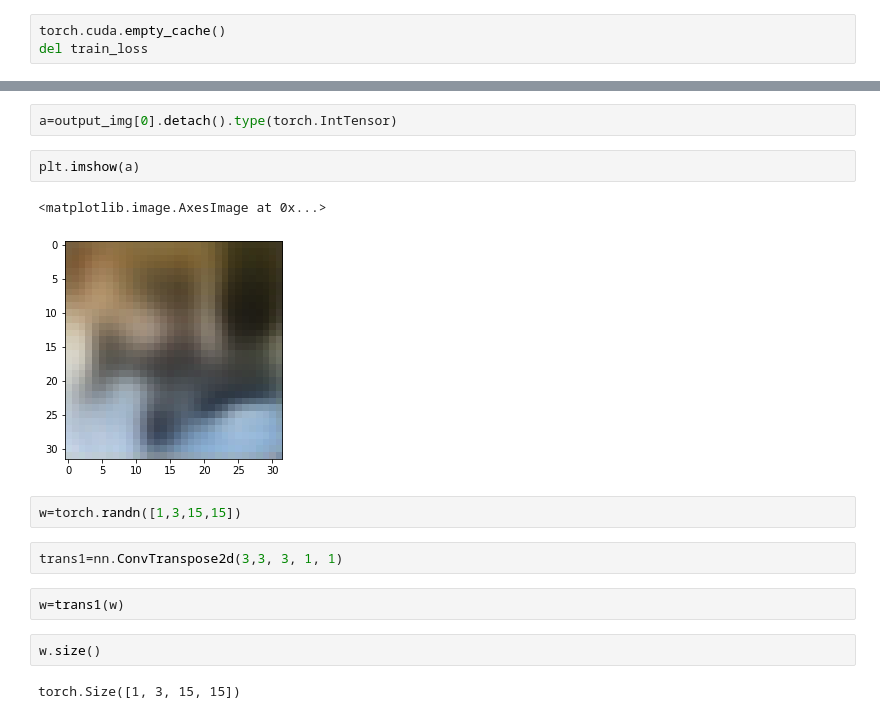
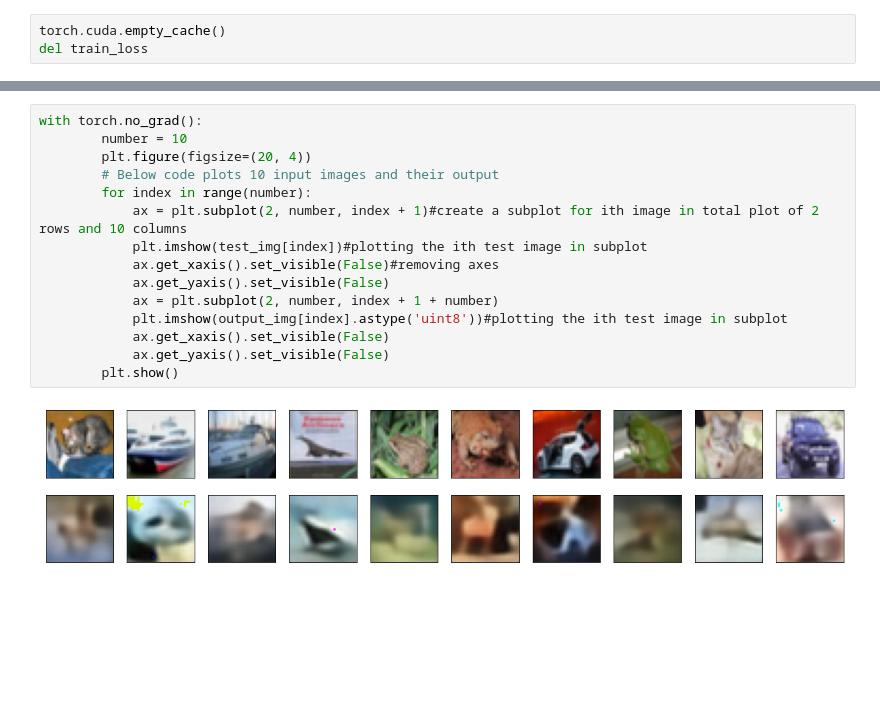
Before and after one commit to SIDDXSingh/AutoEncoders, a Jupyter notebook: VAE_Cifar10.ipynb, the cells around one changed output, grey strips where cells are left out. Saved outputs shown, nothing was run; the diff lists cells and outputs as text; blank space fills up the shorter version.

```diff
--- a/VAE_Cifar10.ipynb
+++ b/VAE_Cifar10.ipynb
@@ -380,17 +402,17 @@ torch.Size([5, 3, 32, 32])
-# %%
-a=output_img[0].detach().type(torch.IntTensor)
-# %%
-plt.imshow(a)
-# %% [output]
-<matplotlib.image.AxesImage at 0x...>
-[figure, removed]
-# %%
-w=torch.randn([1,3,15,15])
-# %%
-trans1=nn.ConvTranspose2d(3,3, 3, 1, 1)
-# %%
-w=trans1(w)
-# %%
-w.size()
-# %% [output]
-torch.Size([1, 3, 15, 15])
+# %%
+with torch.no_grad():
+        number = 10
+        plt.figure(figsize=(20, 4))
+        # Below code plots 10 input images and their output
+        for index in range(number):
+            ax = plt.subplot(2, number, index + 1)#create a subplot for ith image in total plot of 2 rows and 10 columns
+            plt.imshow(test_img[index])#plotting the ith test image in subplot
+            ax.get_xaxis().set_visible(False)#removing axes
+            ax.get_yaxis().set_visible(False)
+            ax = plt.subplot(2, number, index + 1 + number)
+            plt.imshow(output_img[index].astype('uint8'))#plotting the ith test image in subplot
+            ax.get_xaxis().set_visible(False)
+            ax.get_yaxis().set_visible(False)
+        plt.show()
+# %% [output]
+[figure, added]
```
Also changed, not shown: parts of 7 cells of this notebook.
